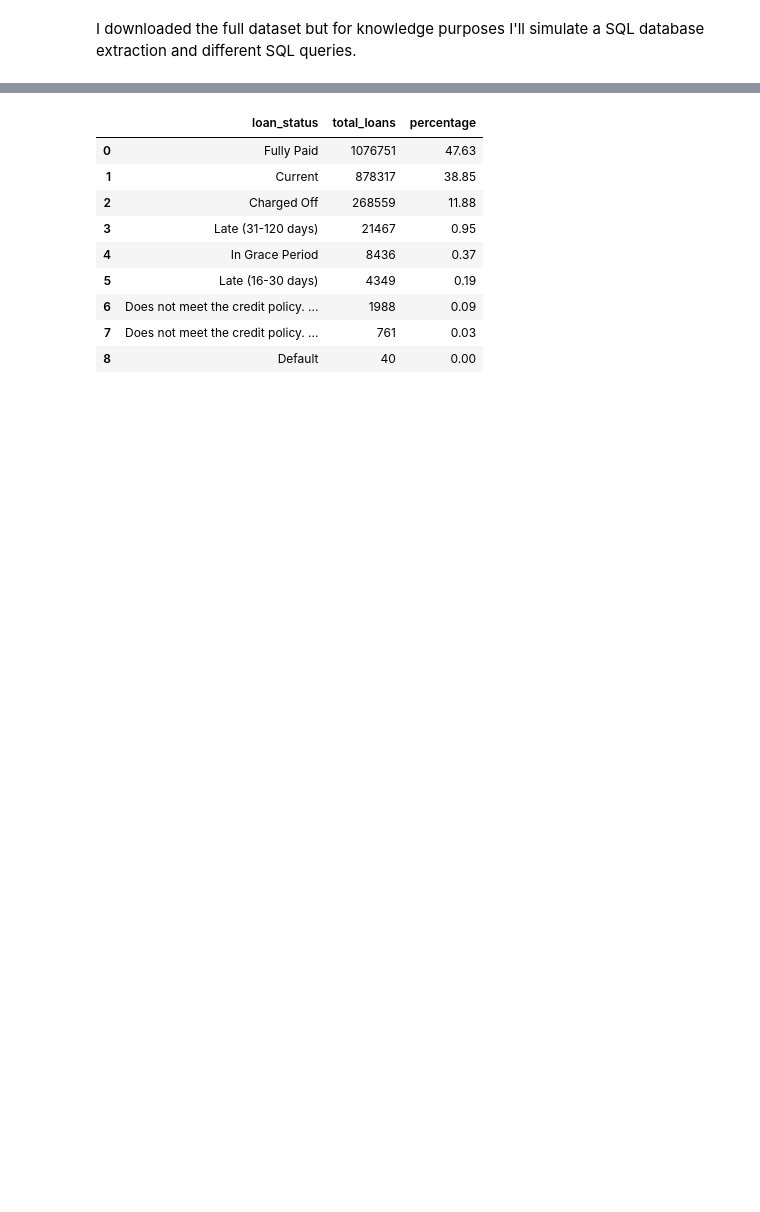
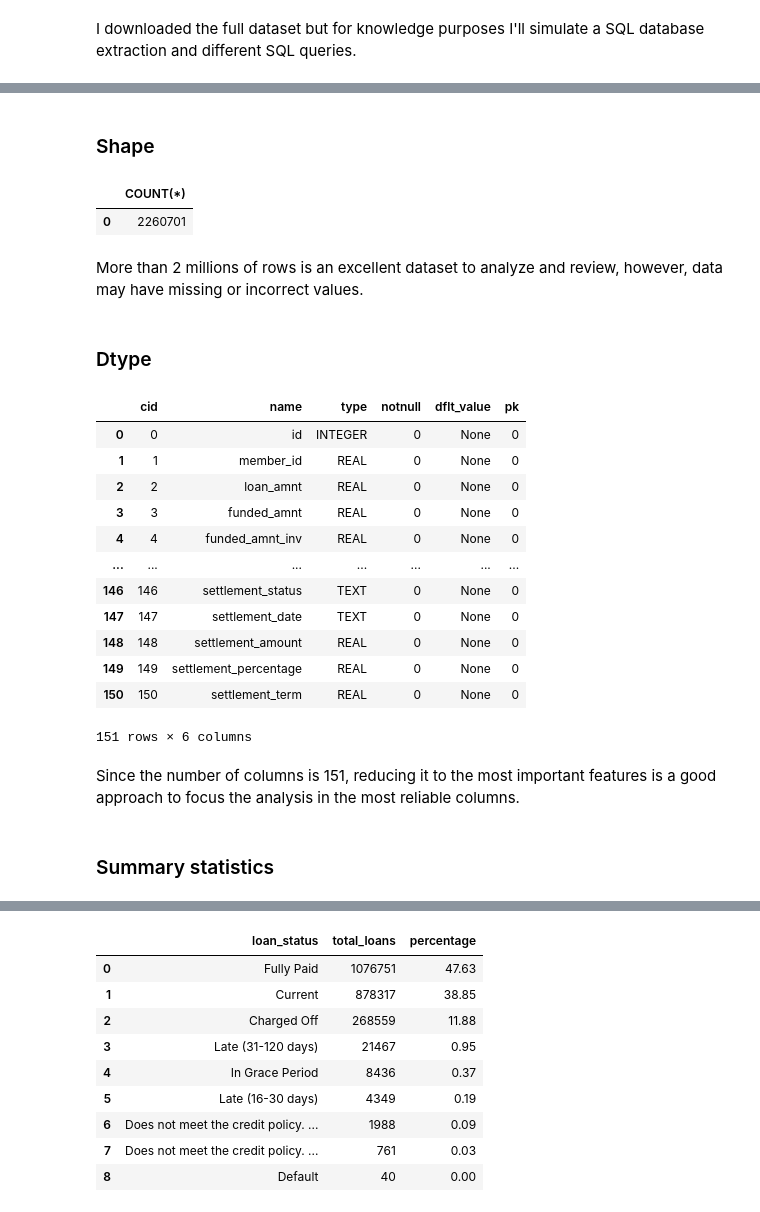
Before and after one commit to diegogomez040/Financial-risk-club-lending, a Jupyter notebook: Finance risk project.ipynb, the cells around one changed output, grey strips where cells are left out. Saved outputs shown, nothing was run; the diff lists cells and outputs as text; code cells hidden in the pictures; blank space fills up the shorter version.

```diff
--- a/Finance risk project.ipynb
+++ b/Finance risk project.ipynb
@@ -86,0 +58,40 @@ run_query(query)
+# %% [markdown]
+### Shape
+# %%
+query = """
+SELECT COUNT(*)
+FROM loans;
+"""
+
+run_query(query)
+# %% [output]
+|  | COUNT(*) |
+| 0 | 2260701 |
+# %% [markdown]
+More than 2 millions of rows is an excellent dataset to analyze and review, however, data may have missing or incorrect values.
+# %% [markdown]
+### Dtype
+# %%
+query = """
+PRAGMA table_info(loans);
+"""
+
+run_query(query)
+# %% [output]
+|  | cid | name | type | notnull | dflt_value | pk |
+| 0 | 0 | id | INTEGER | 0 | None | 0 |
+| 1 | 1 | member_id | REAL | 0 | None | 0 |
+| 2 | 2 | loan_amnt | REAL | 0 | None | 0 |
+| 3 | 3 | funded_amnt | REAL | 0 | None | 0 |
+| 4 | 4 | funded_amnt_inv | REAL | 0 | None | 0 |
+| ... | ... | ... | ... | ... | ... | ... |
+| 146 | 146 | settlement_status | TEXT | 0 | None | 0 |
+| 147 | 147 | settlement_date | TEXT | 0 | None | 0 |
+| 148 | 148 | settlement_amount | REAL | 0 | None | 0 |
+| 149 | 149 | settlement_percentage | REAL | 0 | None | 0 |
+| 150 | 150 | settlement_term | REAL | 0 | None | 0 |
+151 rows × 6 columns
+# %% [markdown]
+Since the number of columns is 151, reducing it to the most important features is a good approach to focus the analysis in the most reliable columns.
+# %% [markdown]
+### Summary statistics
```
Also changed, not shown: parts of 13 cells of this notebook.
